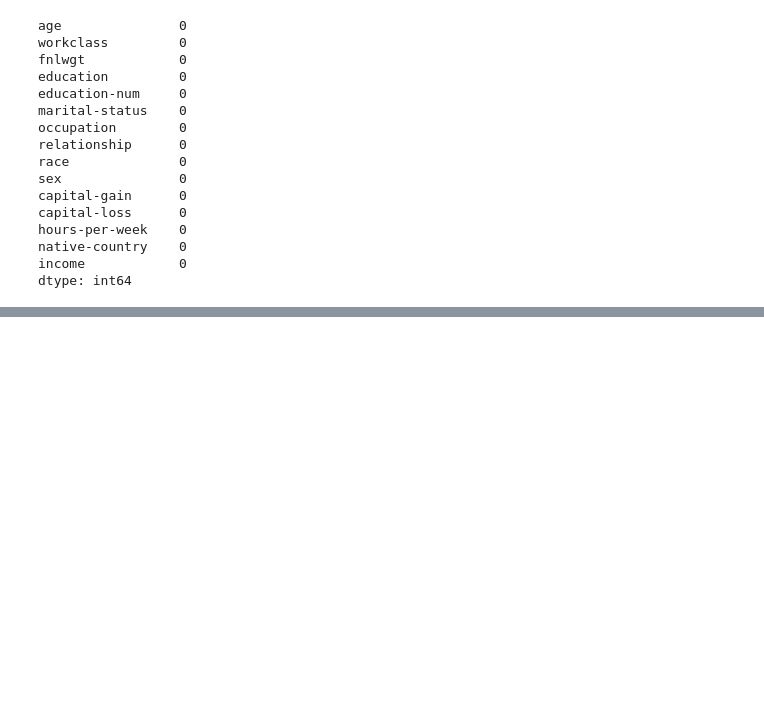
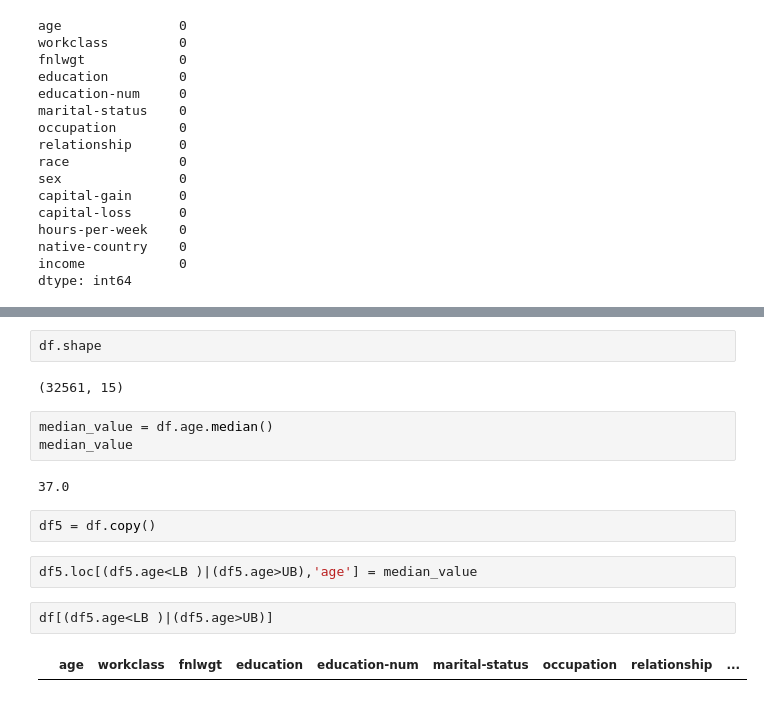
Before and after one commit to Shivacharan16/Data-Analytics-, a Jupyter notebook: EDA.ipynb, the cells around one changed output, grey strips where cells are left out. Saved outputs shown, nothing was run; the diff lists cells and outputs as text; blank space fills up the shorter version.

```diff
--- a/EDA.ipynb
+++ b/EDA.ipynb
@@ -1008,0 +1115,17 @@ dtype: int64
+# %%
+df.shape
+# %% [output]
+(32561, 15)
+# %%
+median_value = df.age.median()
+median_value
+# %% [output]
+37.0
+# %%
+df5 = df.copy()
+# %%
+df5.loc[(df5.age<LB )|(df5.age>UB),'age'] = median_value
+# %%
+df[(df5.age<LB )|(df5.age>UB)]
+# %% [output]
+|  | age | workclass | fnlwgt | education | education-num | marital-status | occupation | relationship | ... |
```
Also changed, not shown: parts of 24 cells of this notebook.
